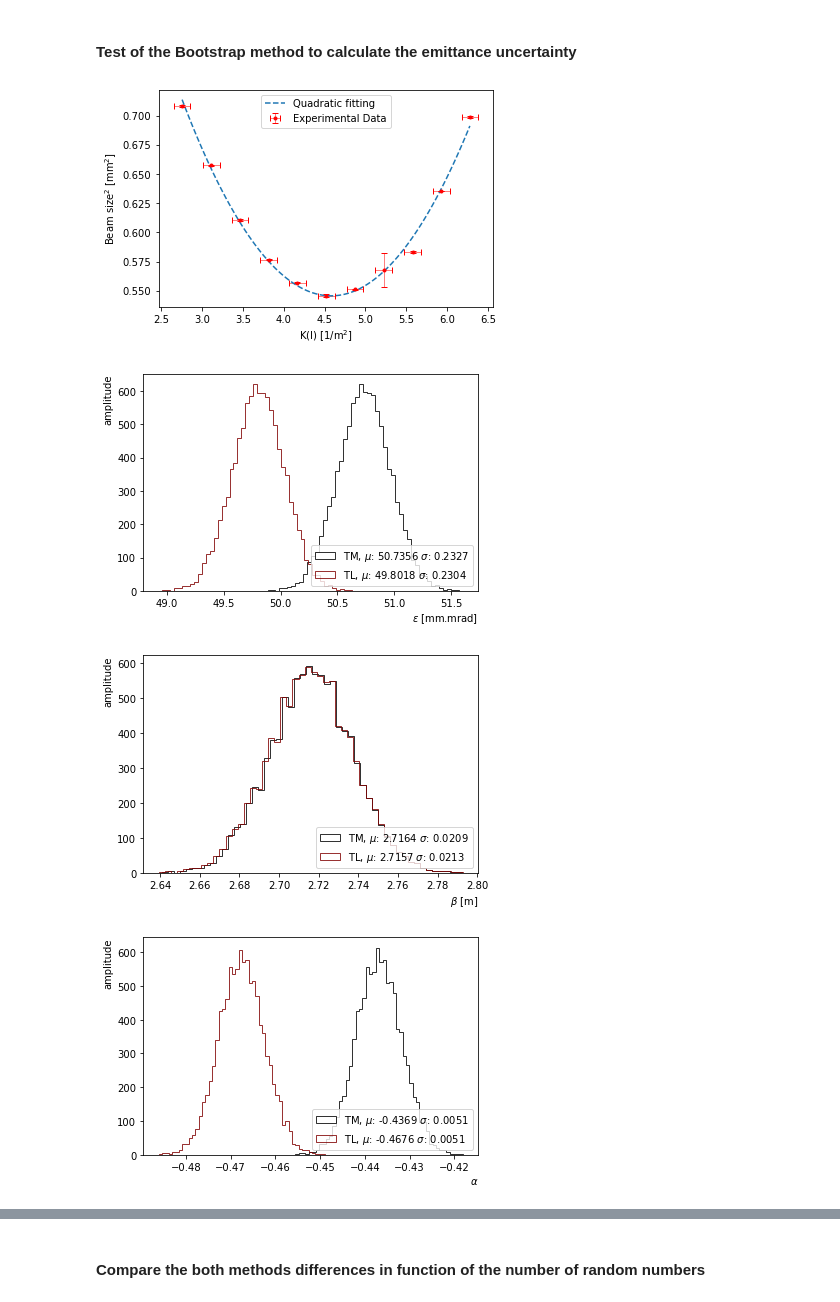
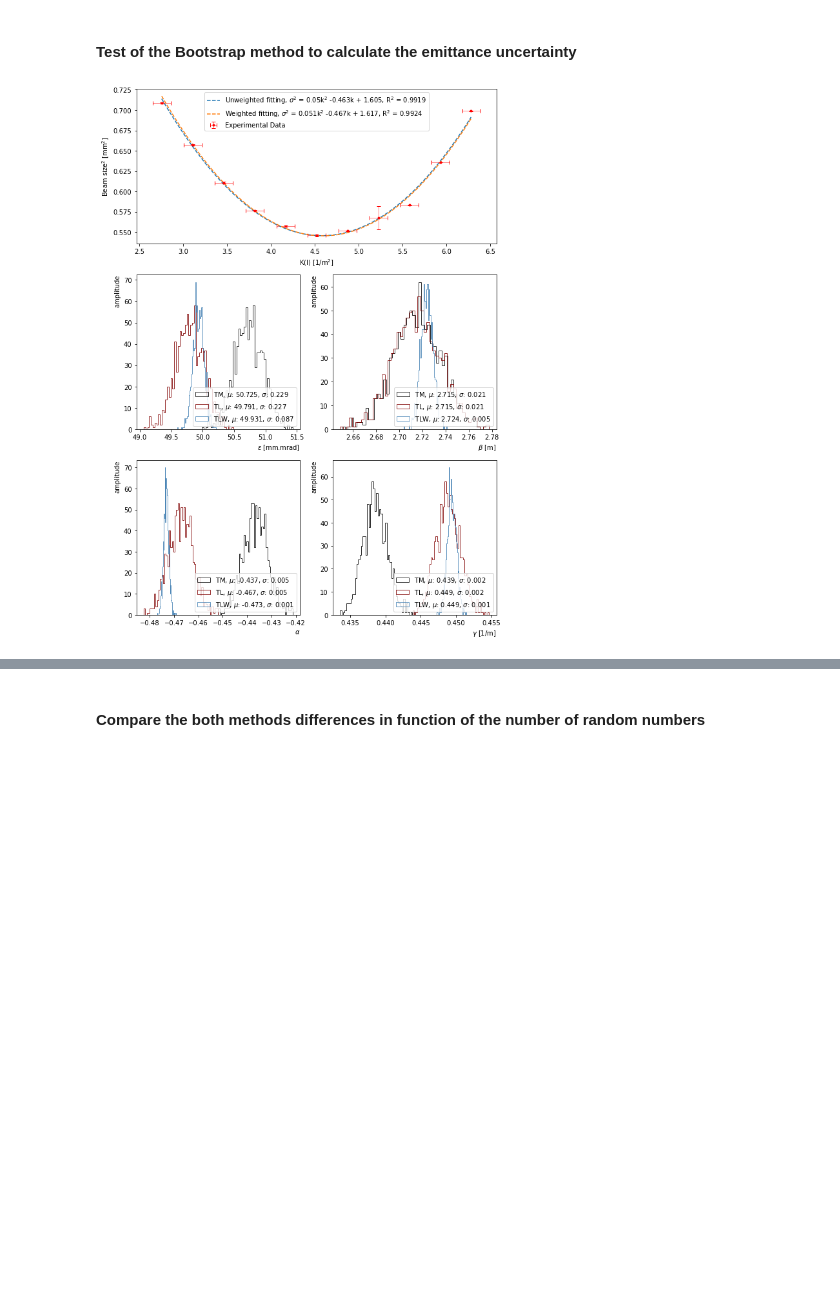
Before and after one commit to ccochato/cnm_final_project, a Jupyter notebook: FINAL_PROJECT_BOOTSTRAPPING_Emittance_uncertainty.ipynb, the cells around one changed output, grey strips where cells are left out. Drawn from its saved outputs; the diff is of its cells as text; code cells hidden in the pictures; blank space fills up the shorter version.

Commit message:
Improvements in the graphs and calculation of the correlation parameter

```diff
--- a/FINAL_PROJECT_BOOTSTRAPPING_Emittance_uncertainty.ipynb
+++ b/FINAL_PROJECT_BOOTSTRAPPING_Emittance_uncertainty.ipynb
@@ -112,11 +121,16 @@ def quadratic_fit(x, y, correlation = False):
 # %%
-def _thin_lens_method(energy, I_meas, sigma, pl='x'):
-    '''Function to calculate the beam emittance using the thin lens approximation
-      method with quadratic fitting parameters'''
+def _thin_lens_method(energy, I_meas, sigma, pl='x', weighted = 'False', error=[]):
+    '''
+    Function to calculate the beam emittance using the thin lens approximation
+    method with quadratic fitting parameters
+    '''
     I_meas2 = I_meas if pl == 'x' else -I_meas
     K1 = _get_K1_from_I(energy,I_meas2)
 
-    a, b, c = quadratic_fit(K1, sigma*sigma)
+    if weighted == 'True':
+        a, b, c = quadratic_fit(K1, sigma*sigma, weighted=True, ws = 1/(2*np.array(error))**2)
+    else:
+        a, b, c = quadratic_fit(K1, sigma*sigma)
 
     d = DIST + QUAD_L/2
     l = QUAD_L
@@ -194,20 +212,26 @@ def _get_resp_mat(K1, energy):
     Ry = np.column_stack((R33*R33, 2*R33*R34, R34*R34))
     return Rx, Ry
 # %%
-def plot_histo(data_tm, data_tl,  xaxis= r'$\epsilon$ [mmm.rad]'):
-    '''Function to plot two histograms with  their main properties'''
+def plot_histo(data_tm, data_tl, data_tlw, xaxis= r'$\epsilon$ [mmm.rad]', ax=None, **plt_kwargs):
+    '''
+    Function to plot two histograms with  their main properties
+    '''
 
-    plt.hist(data_tm, bins=50, range=[min(data_tm), max(data_tm)], fc='none',
-            histtype='step', color='black', label='TM, $\mu$: '+str(round(data_tm.mean(),4))+' $\sigma$: '+
-             str(round( np.std(data_tm),4)), linewidth=.8)
+    ax.hist(data_tm, bins=50, range=[min(data_tm), max(data_tm)], fc='none',
+            histtype='step', color='black', label='TM, $\mu$: '+str(round(data_tm.mean(),3))+', $\sigma$: '+
+             str(round( np.std(data_tm),3)), linewidth=.8)
 
-    plt.hist(data_tl, bins=50, range=[min(data_tl), max(data_tl)],  fc='none',
-            histtype='step', color = 'maroon', label='TL, $\mu$: '+str(round(data_tl.mean(),4))+' $\sigma$: '+
-             str(round( np.std(data_tl),4)), linewidth=.8)
+    ax.hist(data_tl, bins=50, range=[min(data_tl), max(data_tl)],  fc='none',
+            histtype='step', color = 'maroon', label='TL, $\mu$: '+str(round(data_tl.mean(),3))+', $\sigma$: '+
+             str(round( np.std(data_tl),3)), linewidth=.8)
 
-    plt.legend(loc='lower right')
-    plt.xlabel(xaxis, x=1, ha='right',size= 10 )
-    plt.ylabel('amplitude', y=1, ha='right',size= 10)
-    plt.show()
+    ax.hist(data_tlw, bins=50, range=[min(data_tlw), max(data_tlw)], fc='none',
+            histtype='step', color = 'steelblue', label='TLW, $\mu$: '+str(round(data_tlw.mean(),3))+', $\sigma$: '+
+             str(round( np.std(data_tlw),3)), linewidth=.8)
+
+    ax.legend(loc='lower right')
+    ax.set_xlabel(xaxis, x=1, ha='right',size= 10 )
+    ax.set_ylabel('amplitude', y=1, ha='right',size= 10)
+    return ax
 # %%
 def emit_montec(energy, sigma, err_s, I, err_I, plane, M, plot = True, times = False):
@@ -261,9 +304,6 @@ def emit_montec(energy, sigma, err_s, I, err_I, plane, M, plot = True, times = F
 # %% [markdown]
 #### Test of the Bootstrap method to calculate the emittance uncertainty
 # %%
-nemit_t, nemit_tl = emit_montec(energy, sigma, err_sigma, current, err_current, 'x', 10000, plot = True)
+nemit_t, nemit_tl, nemit_tlw = emit_montec(energy, sigma, err_sigma, current, err_current, 'x', 1000, plot = True)
 # %% [output]
-[figure, old version]
+[figure, new version]
-[figure, removed]
-[figure, removed]
-[figure, removed]
```
Also changed, not shown: parts of 12 cells of this notebook.
